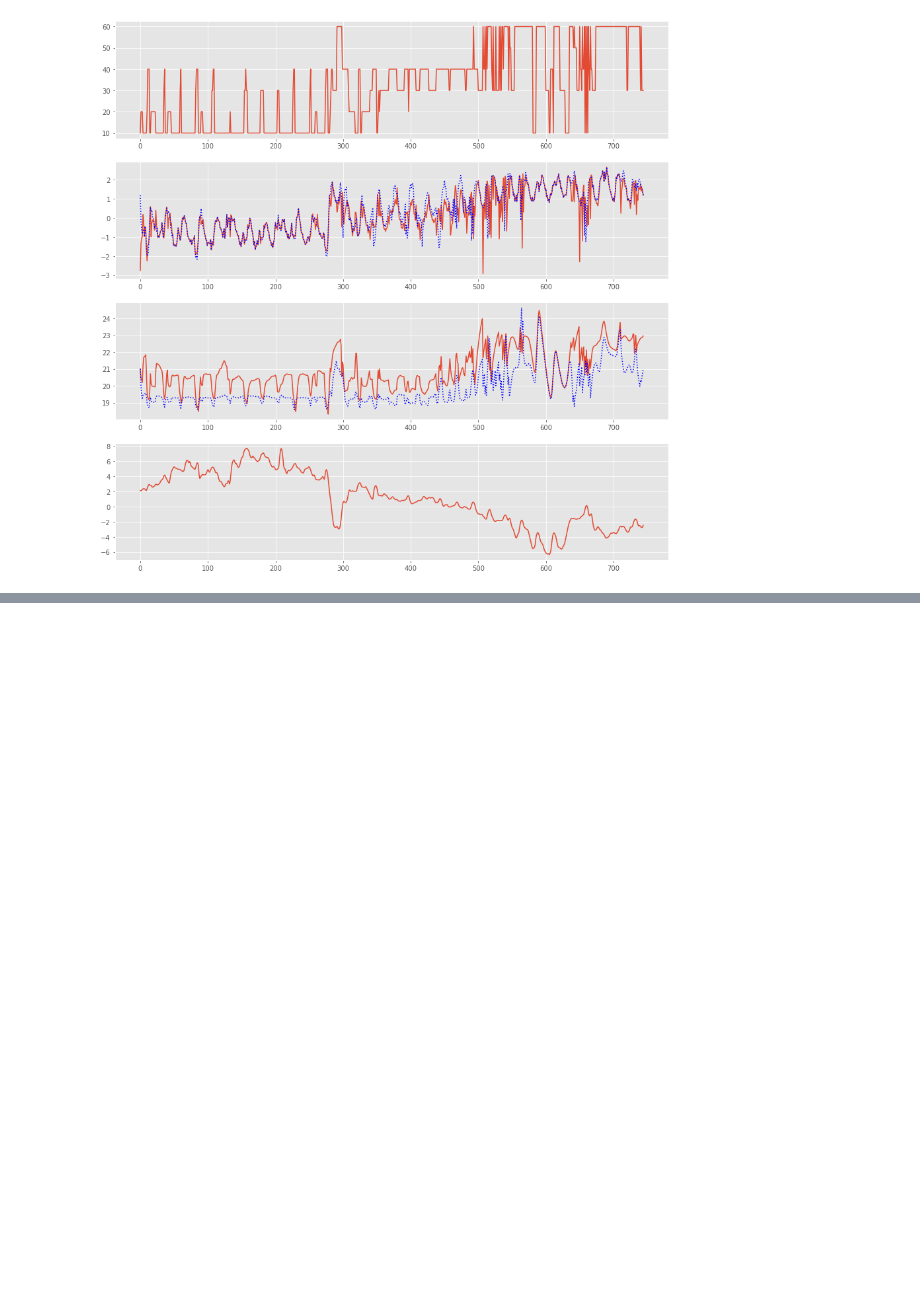
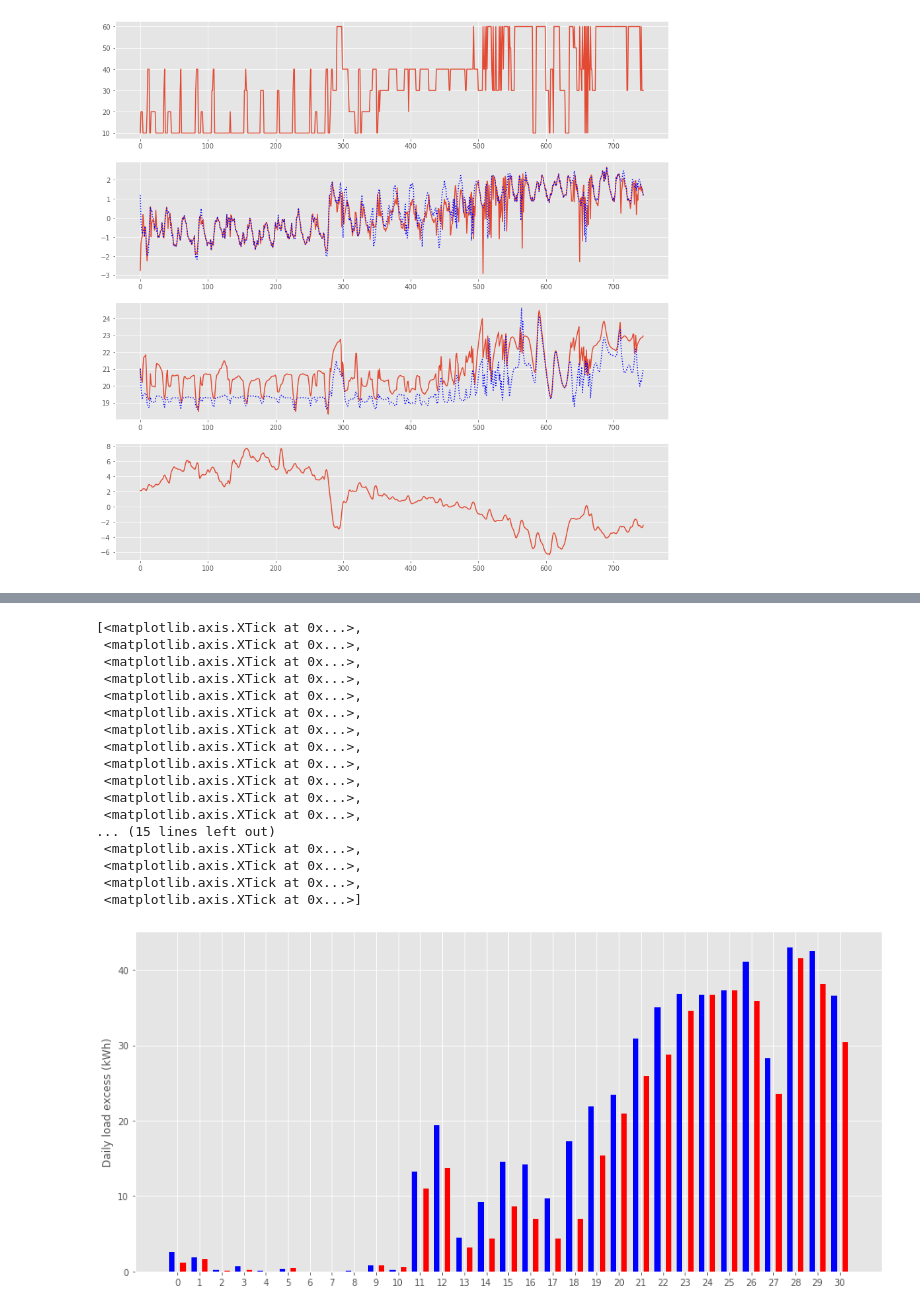
Before and after one commit to Cernewein/multi-building-RL, a Jupyter notebook: Notebooks/Visualization.ipynb, the cells around one changed output, grey strips where cells are left out. Saved outputs shown, nothing was run; the diff lists cells and outputs as text; code cells hidden in the pictures; blank space fills up the shorter version.

```diff
--- a/Notebooks/Visualization.ipynb
+++ b/Notebooks/Visualization.ipynb
@@ -170,5 +172,5 @@ plt.plot(moving_avg)
 # %%
-data = pkl.load(open("data/output/RLBuildings/Multi_RL_Buildings_eval.pkl", "rb"))
+data = pkl.load(open("data/output/RLBuildings/Multi_RL_Zeta_january_0_3_eval.pkl", "rb"))
 
 data['Total Load'] = data['Total Load']*1000
 data['Base Loads 1'] = data['Base Loads 1']*1000
@@ -204,4 +206,4 @@ def extract_price(x):
     return PRICE_SET[int(x)]
 data['Chosen Price'] = data['Actions'].map(lambda x: extract_price(x))
 # %%
-data.groupby('Day')['Above'].sum()
+data['Daily Excess'] = data.groupby('Day')['Above'].sum()
@@ -228,7 +212,7 @@ data['Above'].mean()
 # %% [output]
 0.5812776436768783
 # %%
-data_base = pkl.load(open('data/output/RLBuildings/Multi_RL_Buildingsbase_eval.pkl', "rb"))
+data_base = pkl.load(open('data/output/RLBuildings/Multi_RL_Zeta0_january_base_eval.pkl', "rb"))
 # %%
 data_base['Total Load'] = data_base['Total Load']*1000
 data_base['Base Loads 1'] = data_base['Base Loads 1']*1000
@@ -262,4 +246,4 @@ data_base['Above'].mean()
 # %%
 data_base['Date'] = pd.date_range(start='2014-01-01',end='2014-01-31-23:00:00', periods=len(data))
 data_base['Day'] = data['Date'].dt.day
-data_base.groupby('Day')['Above'].sum()
+data_base['Daily Excess'] = data_base.groupby('Day')['Above'].sum()
@@ -283,0 +265,34 @@ Name: Above, dtype: float64
+# %%
+N=len(data_base.dropna())
+ind = np.arange(N)
+f, axs = plt.subplots(1,figsize=(15,7), sharey=False)
+axs.bar(ind - 0.25, data_base['Daily Excess'].dropna(), color = 'b', width = 0.25, label = 'Base with static price')
+axs.bar(ind + 0.25, data['Daily Excess'].dropna(), color = 'r', width = 0.25, label = 'Dynamic prices with RL')
+axs.set_ylabel('Daily load excess (kWh)')
+axs.set_yticks(np.arange(0, 50, 10))
+#for i, v in enumerate(cost_labels_values):
+#    axs[0].text(i-0.15,
+#              v+0.2,
+#              v,
+#              fontsize=12)
+axs.set_xticks(ind)
+#axs.set_xticklabels(labels)
+# %% [output]
+[<matplotlib.axis.XTick at 0x...>,
+ <matplotlib.axis.XTick at 0x...>,
+ <matplotlib.axis.XTick at 0x...>,
+ <matplotlib.axis.XTick at 0x...>,
+ <matplotlib.axis.XTick at 0x...>,
+ <matplotlib.axis.XTick at 0x...>,
+ <matplotlib.axis.XTick at 0x...>,
+ <matplotlib.axis.XTick at 0x...>,
+ <matplotlib.axis.XTick at 0x...>,
+ <matplotlib.axis.XTick at 0x...>,
+ <matplotlib.axis.XTick at 0x...>,
+ <matplotlib.axis.XTick at 0x...>,
+... (15 lines left out)
+ <matplotlib.axis.XTick at 0x...>,
+ <matplotlib.axis.XTick at 0x...>,
+ <matplotlib.axis.XTick at 0x...>,
+ <matplotlib.axis.XTick at 0x...>]
+[figure, added]
```
Also changed, not shown: parts of 34 cells of this notebook, 3 other files.
